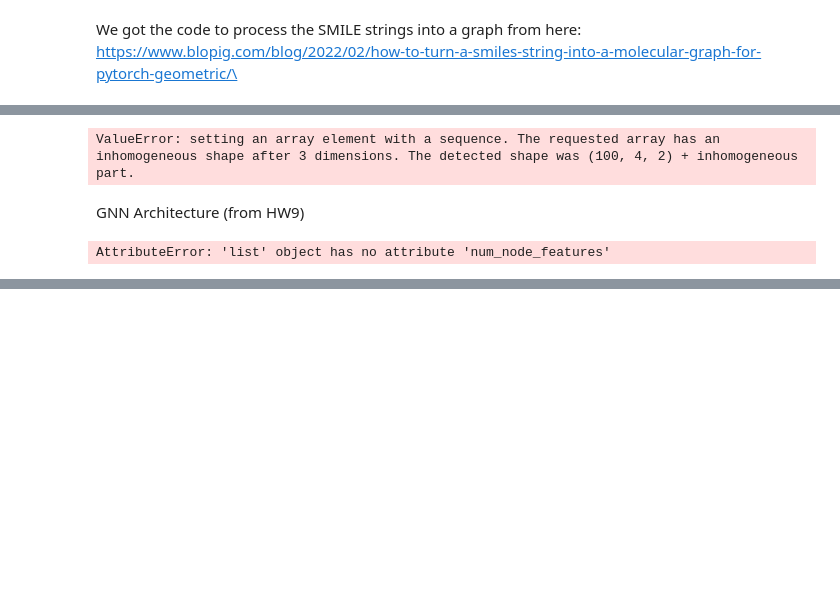
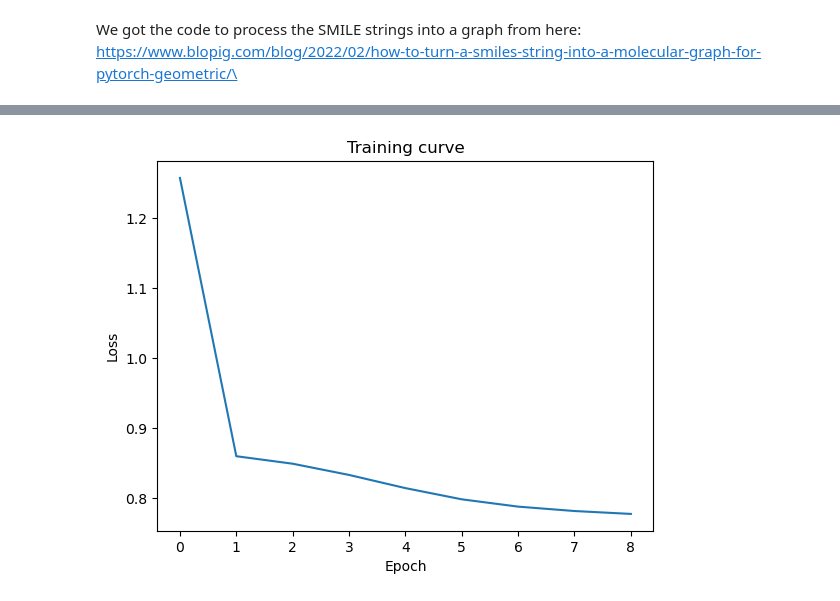
Before and after one commit to kaushikvemparala/C242-Final-Project, a Jupyter notebook: Project_Notebook.ipynb, the cells around one changed output, grey strips where cells are left out. Drawn from its saved outputs; the diff is of its cells as text; code cells hidden in the pictures; blank space fills up the shorter version.

```diff
--- a/Project_Notebook.ipynb
+++ b/Project_Notebook.ipynb
@@ -477,21 +283,0 @@ ValueError: setting an array element with a sequence. The requested array has an
-# %%
-with open('./Data/GNNDATA', 'w+') as f:
-
-    for items in gnn_data_pre:
-        f.write('%s\n' %items)
-# %%
-from torch_geometric.data import Data
-
-# Load your data from the file
-data_file = './Data/GNNDATA'
-# Assuming your data is stored as numpy arrays in a file, you can load it like this:
-x = torch.tensor(np.array(gnn_data_pre), dtype=torch.float)  # Node features
-edge_index = torch.tensor(np.load(data_file + '_edges.npy'), dtype=torch.long)  # Edge connectivity
-y = torch.tensor(np.load(data_file + '_labels.npy'), dtype=torch.long)  # Node labels
-
-# Create a PyTorch Geometric Data object
-data = Data(x=x, edge_index=edge_index, y=y)
-# %% [output]
-ValueError: setting an array element with a sequence. The requested array has an inhomogeneous shape after 3 dimensions. The detected shape was (100, 4, 2) + inhomogeneous part.
-# %% [markdown]
-GNN Architecture (from HW9)
@@ -514,12 +318,33 @@ class GCN(torch.nn.Module):
-# %%
-model = GCN()
-optimizer = torch.optim.Adam(model.parameters(), lr=0.01, weight_decay=5e-4)
-model.train()
-for epoch in range(200):
-    optimizer.zero_grad()
-    out = model(gnn_data)
-    loss = F.nll_loss(out[gnn_data.train_mask], gnn_data.y[gnn_data.train_mask])
-    loss.backward()
-    optimizer.step()
-# %% [output]
-AttributeError: 'list' object has no attribute 'num_node_features'
+# %%
+model = GNN(hidden_channels=64)
+optimizer = torch.optim.Adam(model.parameters(), lr=0.001)
+loss_fn = torch.nn.L1Loss()
+
+def train():
+    model.train()
+    total_loss = 0
+    for data in train_loader:
+        optimizer.zero_grad()
+        pred = model(data)
+        target = data.y.view(-1, 1).float()
+        loss = loss_fn(pred, target)
+        loss.backward()
+        optimizer.step()
+        total_loss += loss.item()
+    return total_loss / len(train_loader)
+
+
+losses = []
+
+# Training the model
+for epoch in range(1, 10):
+    loss = train()
+    losses.append(loss)
+    print(f'Epoch: {epoch}, Loss: {loss:.4f}')
+
+plt.plot(np.arange(9), losses)
+plt.xlabel("Epoch")
+plt.ylabel("Loss")
+plt.title("Training curve")
+plt.show()
+# %% [output]
@@ -525,0 +360 @@ AttributeError: 'list' object has no attribute 'num_node_features'
+[figure, added]
```
Also changed, not shown: parts of 16 cells of this notebook.
